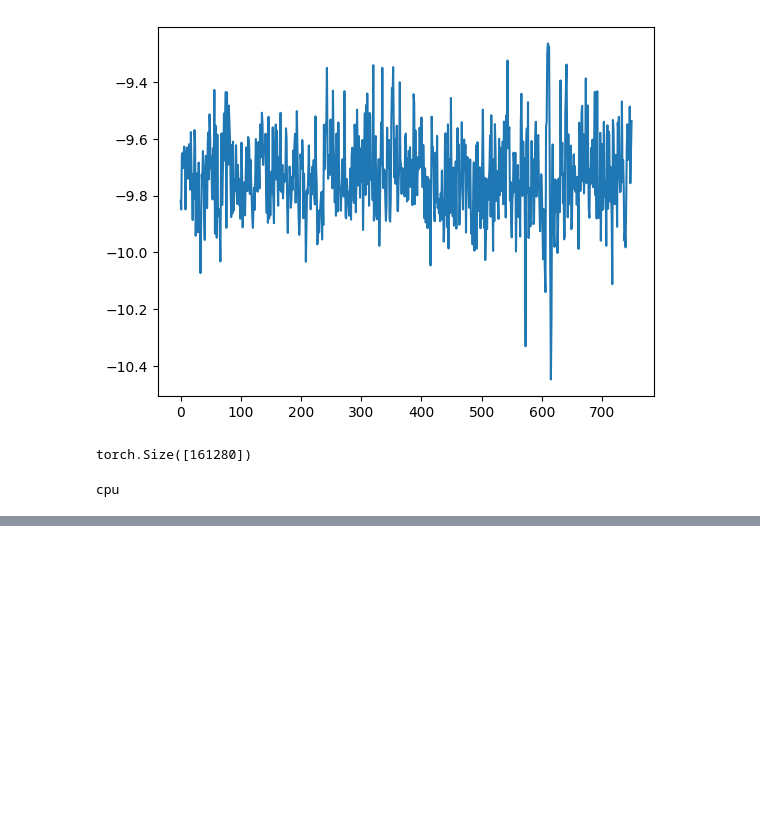
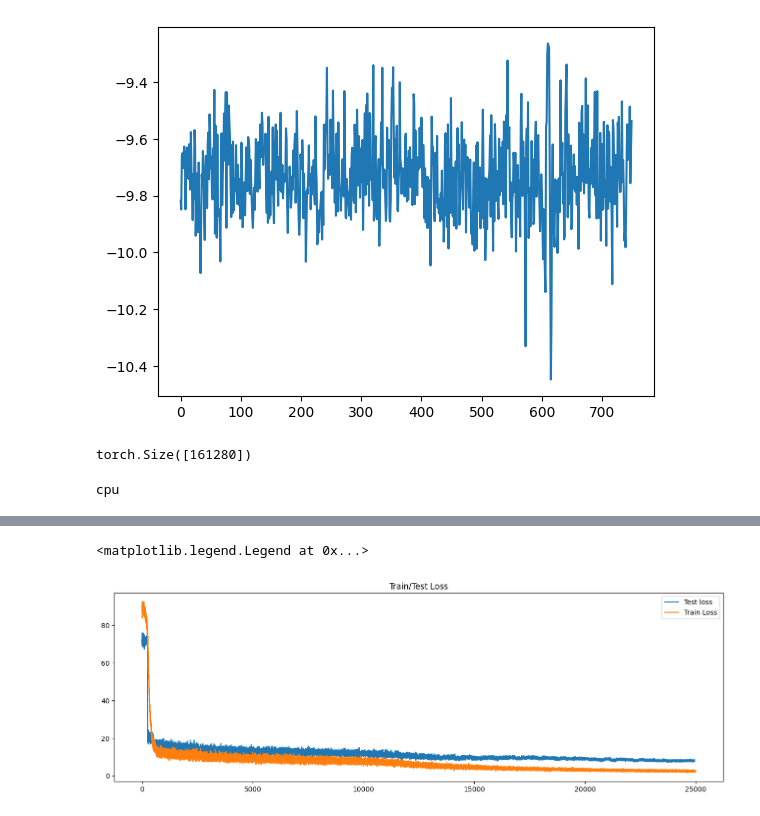
Before and after one commit to johnymeng/gait-project, a Jupyter notebook: VAE+RNN/lstm_vae/main.ipynb, the cells around one changed output, grey strips where cells are left out. Cells and saved outputs as stored; diff of their text form; code cells hidden in the pictures; blank space fills up the shorter version.

```diff
--- a/VAE+RNN/lstm_vae/main.ipynb
+++ b/VAE+RNN/lstm_vae/main.ipynb
@@ -425,10 +318,13 @@ tensor([[ -9.0151, -10.2780, -11.2820,  ...,  -9.1490,  -9.7478,  -9.1239],
 # %%
+train_loss = []
+test_loss = []
+
 def train(iterations, model, train_loader, test_loader):
     # optimizer
     optimizer = torch.optim.SGD(model.parameters(), lr=0.001)
 
     ## interation setup
-    epochs = tqdm(range(iterations))
+    epochs = tqdm(range(iterations // len(train_loader)))
 
     ## training
     count = 0
@@ -446,16 +342,6 @@ def train(iterations, model, train_loader, test_loader):
             count += 1
 
             past_data, future_data = batch_data
-            # print("past_data shape: ", past_data.shape)
-
-            ## reshape
-            # batch_size = past_data.size(0)
-            # example_size = past_data.size(1)
-            # image_size = past_data.size(2), past_data.size(3)
-            # past_data = (
-            #     past_data.view(batch_size, example_size, -1).float().to(args.device)
-            # )
-            # future_data = future_data.view(batch_size, example_size, -1).float().to(args.device)
 
             mloss, recon_x, info = model(past_data)
 
@@ -465,7 +351,8 @@ def train(iterations, model, train_loader, test_loader):
             optimizer.step()
 
             train_iterator.set_postfix({"train_loss": float(mloss.mean())})
-        # writer.add_scalar("train_loss", float(mloss.mean()), epoch)
+            train_loss.append(float(mloss.mean()))
+
 
         model.eval()
         eval_loss = 0
@@ -483,21 +370,13 @@ def train(iterations, model, train_loader, test_loader):
                 past_data = (
                     past_data.view(batch_size, example_size, -1).float().to(device)
                 )
-                # future_data = future_data.view(batch_size, example_size, -1).float().to(args.device)
 
                 mloss, recon_x, info = model(past_data)
 
                 eval_loss += mloss.mean().item()
 
                 test_iterator.set_postfix({"eval_loss": float(mloss.mean())})
-
-                # if i == 0:
-                #     nhw_orig = past_data[0].view(example_size, image_size[0], -1)
-                #     nhw_recon = recon_x[0].view(example_size, image_size[0], -1)
-                #     imshow(nhw_orig.cpu(), f"orig{epoch}")
-                #     imshow(nhw_recon.cpu(), f"recon{epoch}")
-                #     # writer.add_images(f"original{i}", nchw_orig, epoch)
-                #     # writer.add_images(f"reconstructed{i}", nchw_recon, epoch)
+                test_loss.append(float(mloss.mean()))
 
         eval_loss = eval_loss / len(test_loader)
         # writer.add_scalar("eval_loss", float(eval_loss), epoch)
@@ -568,0 +444,9 @@ Evaluation Score : [11.11631687103756]
+# %%
+plt.figure(figsize=(16,5))
+plt.title("Train/Test Loss")
+plt.plot(test_loss, label='Test loss')
+plt.plot(train_loss, label='Train Loss')
+plt.legend()
+# %% [output]
+<matplotlib.legend.Legend at 0x...>
+[figure, added]
```
Also changed, not shown: parts of 14 cells of this notebook, 3 other files.
